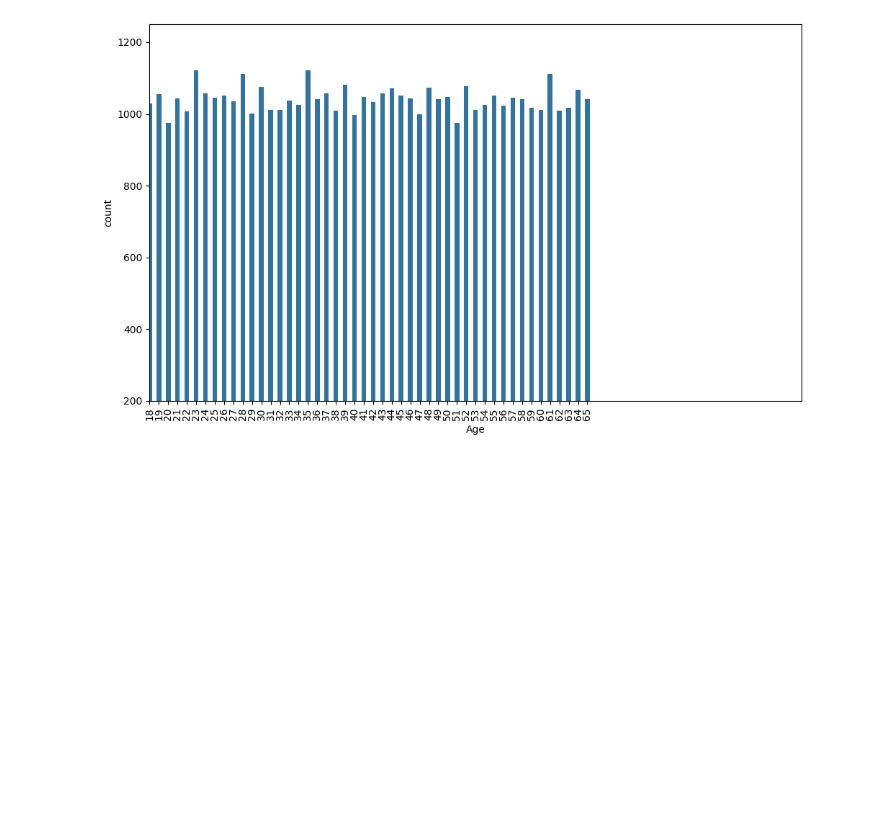
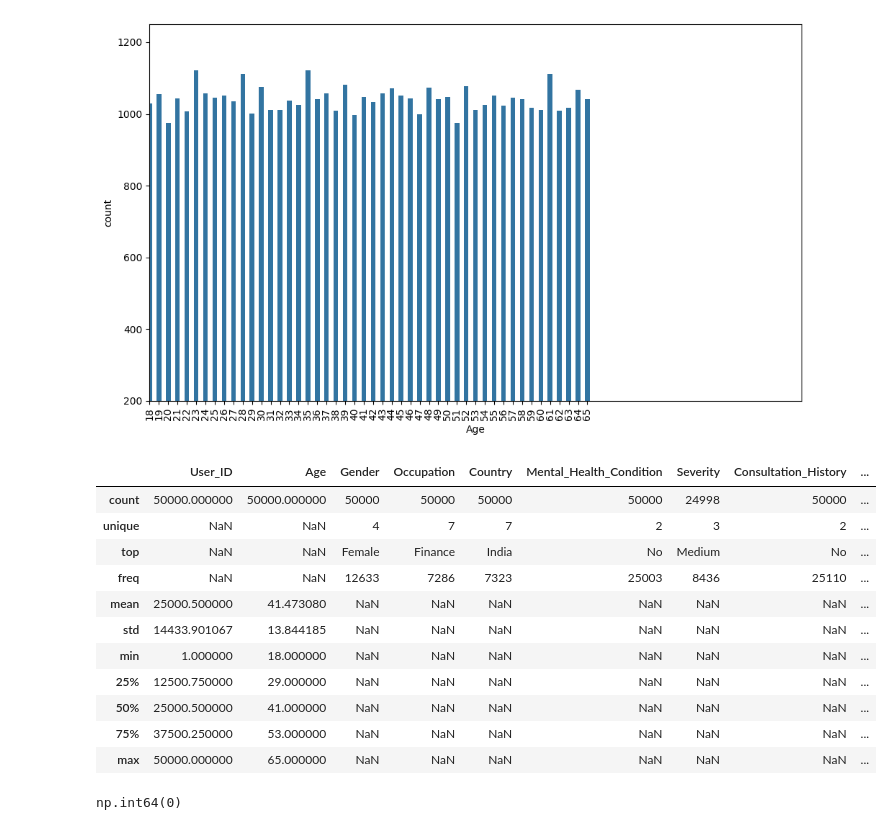
Before and after one commit to KAshyapk07/Student-Mental-Health, a Jupyter notebook: Notebooks/1_eda.ipynb, the cells around one changed output. Cells and saved outputs as stored; diff of their text form; code cells hidden in the pictures; blank space fills up the shorter version.

```diff
--- a/Notebooks/1_eda.ipynb
+++ b/Notebooks/1_eda.ipynb
@@ -95,3 +95,22 @@ plt.tight_layout()
 plt.show()
 # %% [output]
 [figure]
+# %%
+display(data.describe(include='all'))
+# %% [output]
+|  | User_ID | Age | Gender | Occupation | Country | Mental_Health_Condition | Severity | Consultation_History | ... |
+| count | 50000.000000 | 50000.000000 | 50000 | 50000 | 50000 | 50000 | 24998 | 50000 | ... |
+| unique | NaN | NaN | 4 | 7 | 7 | 2 | 3 | 2 | ... |
+| top | NaN | NaN | Female | Finance | India | No | Medium | No | ... |
+| freq | NaN | NaN | 12633 | 7286 | 7323 | 25003 | 8436 | 25110 | ... |
+| mean | 25000.500000 | 41.473080 | NaN | NaN | NaN | NaN | NaN | NaN | ... |
+| std | 14433.901067 | 13.844185 | NaN | NaN | NaN | NaN | NaN | NaN | ... |
+| min | 1.000000 | 18.000000 | NaN | NaN | NaN | NaN | NaN | NaN | ... |
+| 25% | 12500.750000 | 29.000000 | NaN | NaN | NaN | NaN | NaN | NaN | ... |
+| 50% | 25000.500000 | 41.000000 | NaN | NaN | NaN | NaN | NaN | NaN | ... |
+| 75% | 37500.250000 | 53.000000 | NaN | NaN | NaN | NaN | NaN | NaN | ... |
+| max | 50000.000000 | 65.000000 | NaN | NaN | NaN | NaN | NaN | NaN | ... |
+# %%
+data.duplicated().sum()
+# %% [output]
+np.int64(0)
```
Also changed, not shown: 1 other file.
